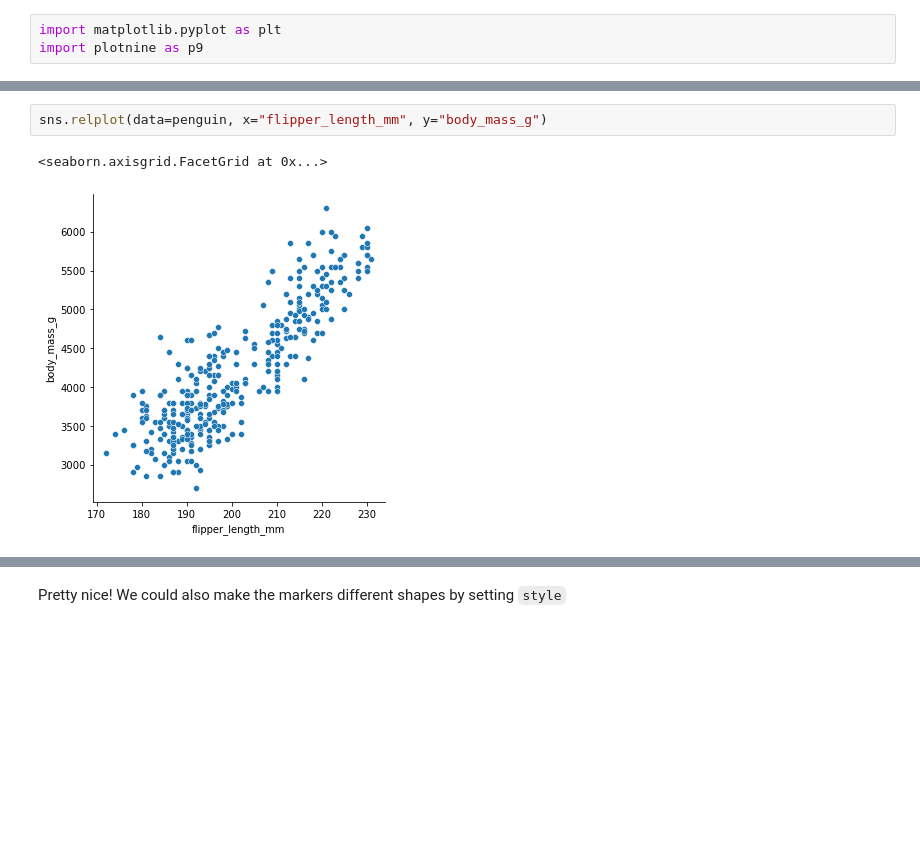
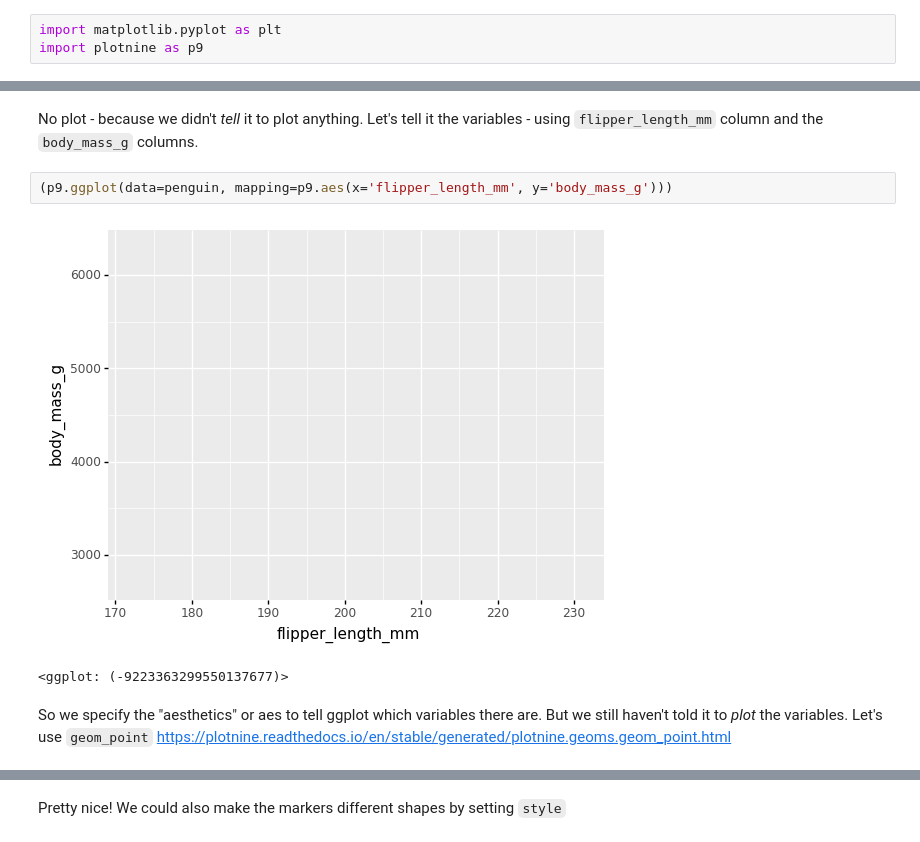
Before and after one commit to timplab/bcmb_bootcamp, a Jupyter notebook: day3/notebooks/visualizing.ipynb, the cells around one changed output, grey strips where cells are left out. Drawn from its saved outputs; the diff is of its cells as text; blank space fills up the shorter version.

```diff
--- a/day3/notebooks/visualizing.ipynb
+++ b/day3/notebooks/visualizing.ipynb
@@ -62,8 +67,12 @@ So we want to plot the `flipper_length_mm` column vs the `body_mass_g` column.
+# %% [markdown]
+No plot - because we didn't _tell_ it to plot anything.  Let's tell it the variables - using `flipper_length_mm` column and the `body_mass_g` columns.
 # %%
-sns.relplot(data=penguin, x="flipper_length_mm", y="body_mass_g")
+(p9.ggplot(data=penguin, mapping=p9.aes(x='flipper_length_mm', y='body_mass_g')))
 # %% [output]
+[figure, new version]
-<seaborn.axisgrid.FacetGrid at 0x...>
+<ggplot: (-9223363299550137677)>
-[figure, old version]
+# %% [markdown]
+So we specify the "aesthetics" or aes to tell ggplot which variables there are.  But we still haven't told it to _plot_ the variables. Let's use `geom_point` <https://plotnine.readthedocs.io/en/stable/generated/plotnine.geoms.geom_point.html>
 # %%
 (p9.ggplot(data=penguin, mapping=p9.aes(x='flipper_length_mm', y='body_mass_g')) + p9.geom_point())
 # %% [output]
```
Also changed, not shown: parts of 71 cells of this notebook, 1 other file.
